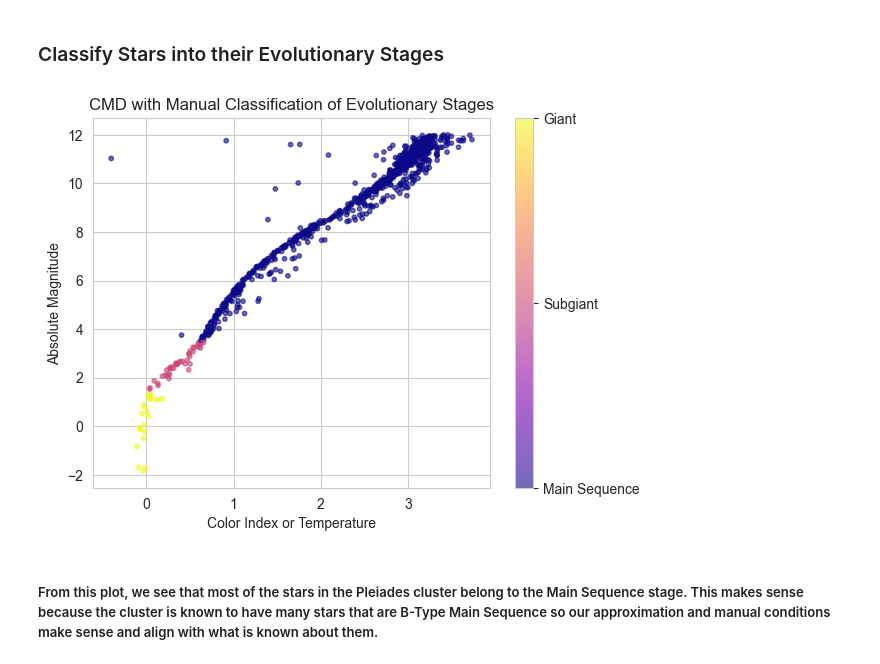
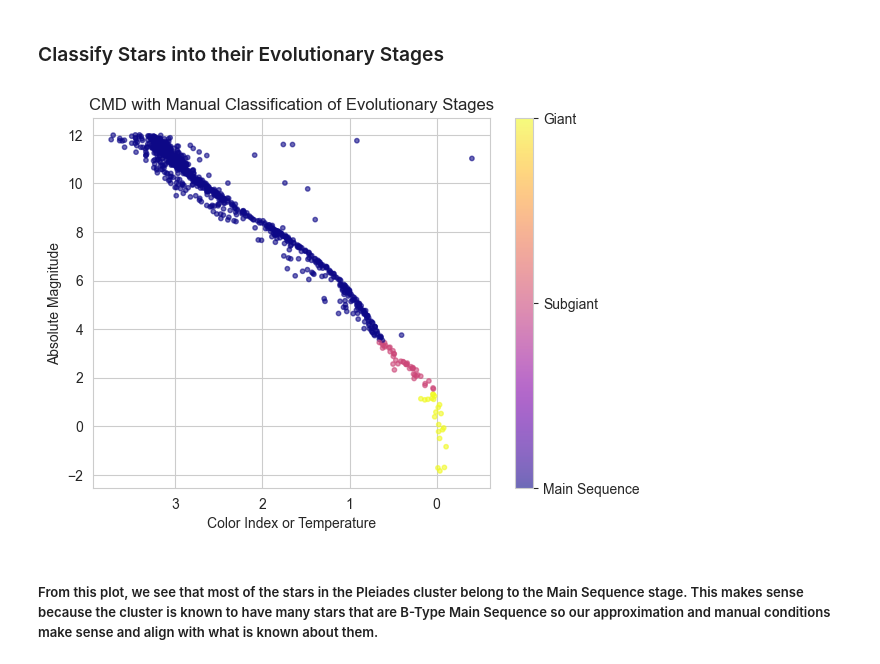
Before and after one commit to ashdash83/ASTR-154_Final_Project, a Jupyter notebook: 154FinalProject.ipynb, the cells around one changed output. Saved outputs shown, nothing was run; the diff lists cells and outputs as text; code cells hidden in the pictures.

```diff
--- a/154FinalProject.ipynb
+++ b/154FinalProject.ipynb
@@ -72,7 +71,7 @@ Number of stars returned: 1068
 # %%
 # Select features
 pleiades_df["temperature"] = pleiades_df["phot_bp_mean_mag"] - pleiades_df["phot_rp_mean_mag"] # using color spectrum to determine the temperature of stars
-pleiades_df["cool_star"] = (pleiades_df["temperature"] > 1.5).astype(int)
+pleiades_df["cool_star"] = (pleiades_df["temperature"] > 1.4).astype(int)
 pleiades_df["total_pm"] = np.sqrt(pleiades_df["pmra"]**2 + pleiades_df["pmdec"]**2) # proper motion of a star to determine how fast it is moving
 pleiades_df["is_pleiades"] = (pleiades_df["parallax"].between(6.5, 7.5)) & (pleiades_df["pmra"].between(17, 21)) & (pleiades_df["pmdec"].between(-50, -43)).astype(int)
 # %%
@@ -212,35 +212,36 @@ weighted avg       0.85      0.85      0.84       211
 # %%
 # define absolute magnitude function and color index function
 pleiades_df["distance_pc"] = 1000 / pleiades_df["parallax"]
 abs_mag = pleiades_df["phot_g_mean_mag"] - 5 * np.log10(pleiades_df["distance_pc"])+5
 temperature = pleiades_df["phot_bp_mean_mag"] - pleiades_df["phot_rp_mean_mag"]
 
 # apply a filter and then recompute absolute magnitude and color index
 pleiades_df = pleiades_df[abs_mag < 12].copy() # filters out faint stars
 abs_mag = pleiades_df["phot_g_mean_mag"] - 5 * np.log10(pleiades_df["distance_pc"])+5
 temperature = pleiades_df["phot_bp_mean_mag"] - pleiades_df["phot_rp_mean_mag"]
 
 # Create and adjust conditions for classification of the stars' evolutionary stages
 conditions = [
     (abs_mag > 3.5),  # Main Sequence
     (abs_mag <= 3.5) & (abs_mag > 1.5),  # Subgiants
     (abs_mag <= 1.5),  # Giants
 ] # manual interpretation of evolutionary stages
 labels = [0, 1, 2]  # 0 = MS, 1 = Subgiant, 2 = Giant
 
 pleiades_df["evo_stage"] = np.select(conditions, labels, default=np.nan)
 
 # Plot CMD (color-magnitude diagram)
 scatter = plt.scatter(temperature, abs_mag, c=pleiades_df["evo_stage"], cmap='plasma', s=10, alpha=0.6)
+plt.gca().invert_xaxis()
 plt.xlabel("Color Index or Temperature")
 plt.ylabel("Absolute Magnitude")
 plt.title("CMD with Manual Classification of Evolutionary Stages")
-cbar = plt.colorbar(scatter, ticks=[0, 1, 2])
-cbar.ax.set_yticklabels(["Main Sequence", "Subgiant", "Giant"])
+cbar = plt.colorbar(scatter, ticks=[2, 1, 0])
+cbar.ax.set_yticklabels(["Giant", "Subgiant", "Main Sequence"])
 plt.grid(True)
 plt.show()
 # %% [output]
-[figure, old version]
+[figure, new version]
 # %% [markdown]
 ##### From this plot, we see that most of the stars in the Pleiades cluster belong to the Main Sequence stage. This makes sense because the cluster is known to have many stars that are B-Type Main Sequence so our approximation and manual conditions make sense and align with what is known about them.
 # %% [markdown]
```
Also changed, not shown: parts of 7 cells of this notebook.
